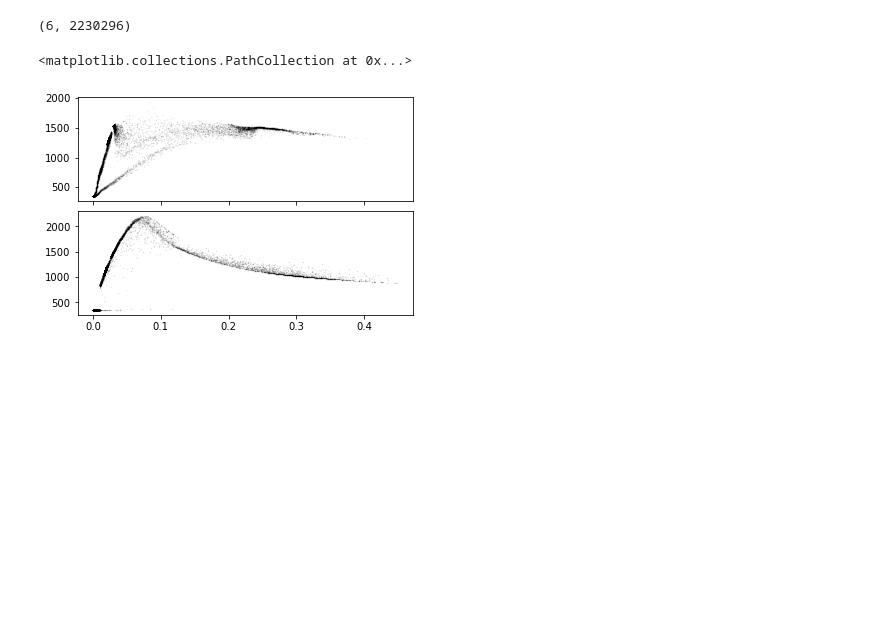
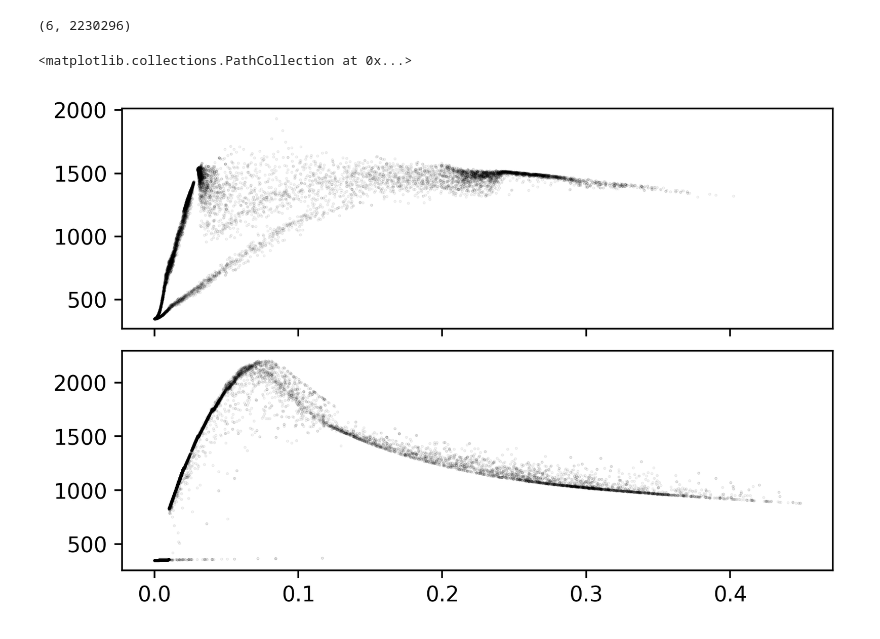
Before and after one commit to Caismis/postVisIt, a Jupyter notebook: testvtk.ipynb, the cells around one changed output. Saved outputs shown, nothing was run; the diff lists cells and outputs as text; code cells hidden in the pictures; blank space fills up the shorter version.

```diff
--- a/testvtk.ipynb
+++ b/testvtk.ipynb
@@ -36,11 +36,12 @@ scalars.shape
 slice_10 = dr.scatterslice(scalars, 0.01)
 sslice_10 = dr.scatterslice(slfm_scalars, 0.01)
 # %%
-fig, axes = plt.subplots(2, 1, sharex=True)
+fig, axes = plt.subplots(2, 1, sharex=True, dpi=320)
+
 
 plt.subplots_adjust(hspace=0.1)
 axes[0].scatter(slice_10[3], slice_10[4], alpha=0.1, s=0.1, c='black')
 axes[1].scatter(sslice_10[3], sslice_10[4], alpha=0.1, s=0.1, c='black')
 # %% [output]
 <matplotlib.collections.PathCollection at 0x...>
-[figure, old version]
+[figure, new version]
```
Also changed, not shown: 1 other file.
